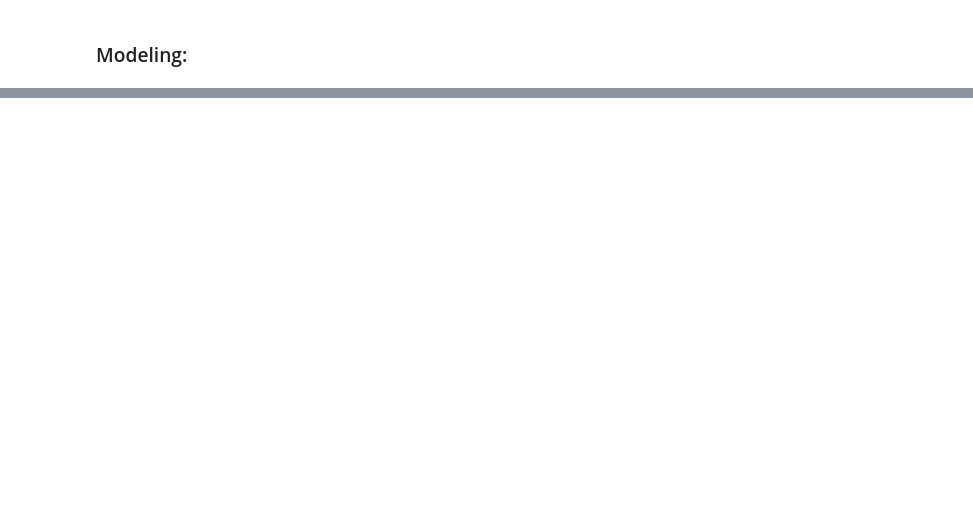
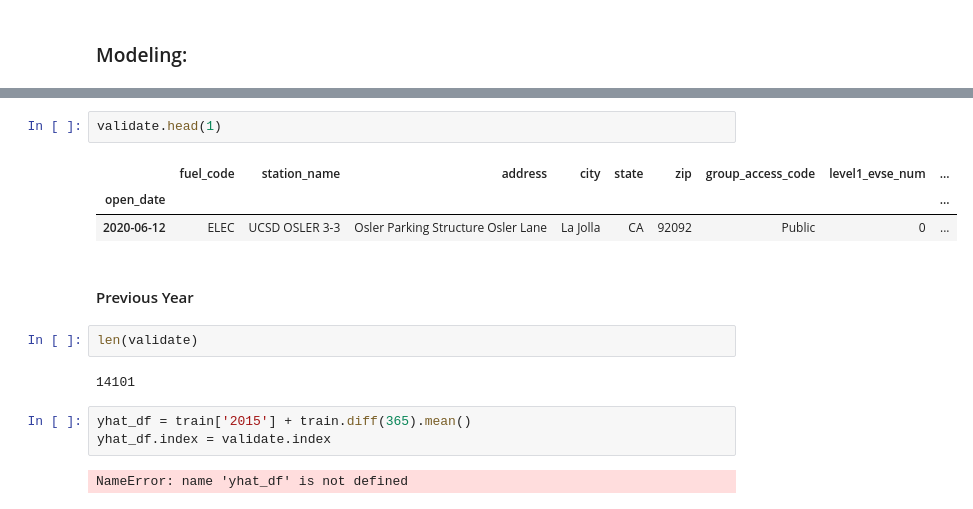
Before and after one commit to jeffakins/EV_Charger_Growth, a Jupyter notebook: individual_project.ipynb, the cells around one changed output, grey strips where cells are left out. Cells and saved outputs as stored; diff of their text form; blank space fills up the shorter version.

```diff
--- a/individual_project.ipynb
+++ b/individual_project.ipynb
@@ -210,0 +212,17 @@ TypeError: Only valid with DatetimeIndex, TimedeltaIndex or PeriodIndex, but got
+# %%
+validate.head(1)
+# %% [output]
+|  | fuel_code | station_name | address | city | state | zip | group_access_code | level1_evse_num | ... |
+| open_date |  |  |  |  |  |  |  |  | ... |
+| 2020-06-12 | ELEC | UCSD OSLER 3-3 | Osler Parking Structure Osler Lane | La Jolla | CA | 92092 | Public | 0 | ... |
+# %% [markdown]
+#### Previous Year
+# %%
+len(validate)
+# %% [output]
+14101
+# %%
+yhat_df = train['2015'] + train.diff(365).mean()
+yhat_df.index = validate.index
+# %% [output]
+NameError: name 'yhat_df' is not defined
```
Also changed, not shown: parts of 8 cells of this notebook.
